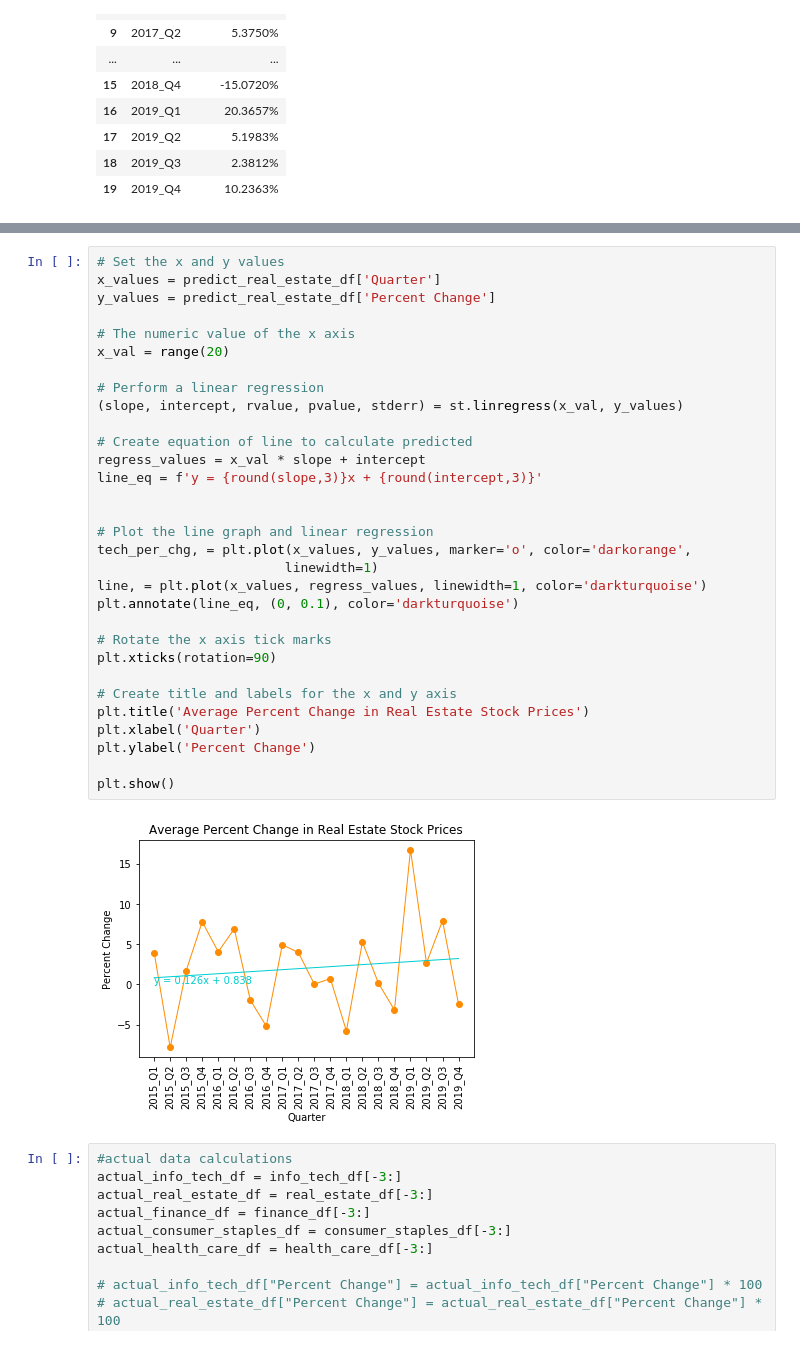
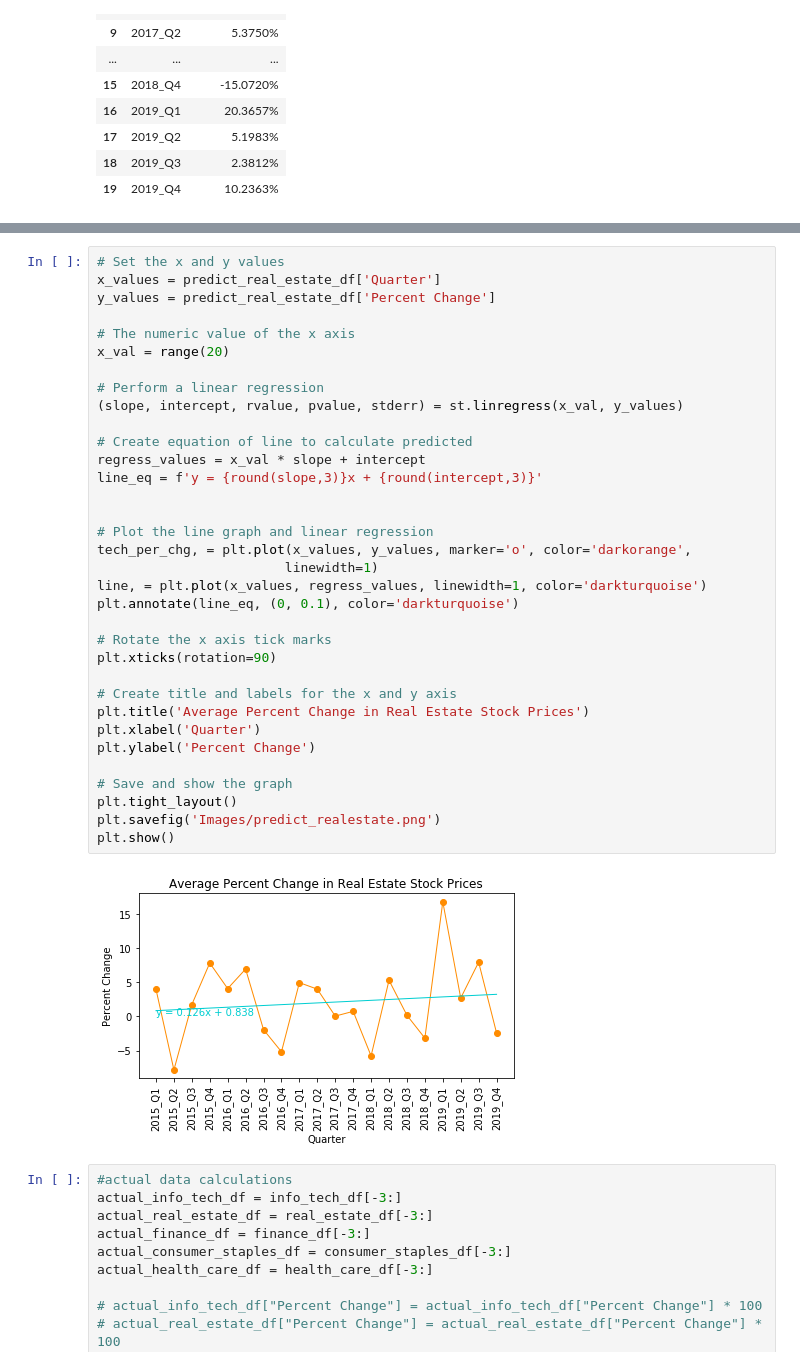
Before and after one commit to jmoon0830/pandemic-stock-analysis, a Jupyter notebook: Cleaning and Graphing Predicted and Actual Data.ipynb, the cells around one changed output, grey strips where cells are left out. Drawn from its saved outputs; the diff is of its cells as text.

```diff
--- a/Cleaning and Graphing Predicted and Actual Data.ipynb
+++ b/Cleaning and Graphing Predicted and Actual Data.ipynb
@@ -417,34 +429,37 @@ plt.show()
 x_values = predict_real_estate_df['Quarter']
 y_values = predict_real_estate_df['Percent Change']
 
 # The numeric value of the x axis
 x_val = range(20)
 
 # Perform a linear regression
 (slope, intercept, rvalue, pvalue, stderr) = st.linregress(x_val, y_values)
 
 # Create equation of line to calculate predicted
 regress_values = x_val * slope + intercept
 line_eq = f'y = {round(slope,3)}x + {round(intercept,3)}'
 
 
 # Plot the line graph and linear regression
 tech_per_chg, = plt.plot(x_values, y_values, marker='o', color='darkorange',
                         linewidth=1)
 line, = plt.plot(x_values, regress_values, linewidth=1, color='darkturquoise')
 plt.annotate(line_eq, (0, 0.1), color='darkturquoise')
 
 # Rotate the x axis tick marks
 plt.xticks(rotation=90)
 
 # Create title and labels for the x and y axis
 plt.title('Average Percent Change in Real Estate Stock Prices')
 plt.xlabel('Quarter')
 plt.ylabel('Percent Change')
 
+# Save and show the graph
+plt.tight_layout()
+plt.savefig('Images/predict_realestate.png')
 plt.show()
 # %% [output]
-[figure, old version]
+[figure, new version]
 # %%
 #actual data calculations
 actual_info_tech_df = info_tech_df[-3:]
```
Also changed, not shown: parts of 9 cells of this notebook, 10 other files.
